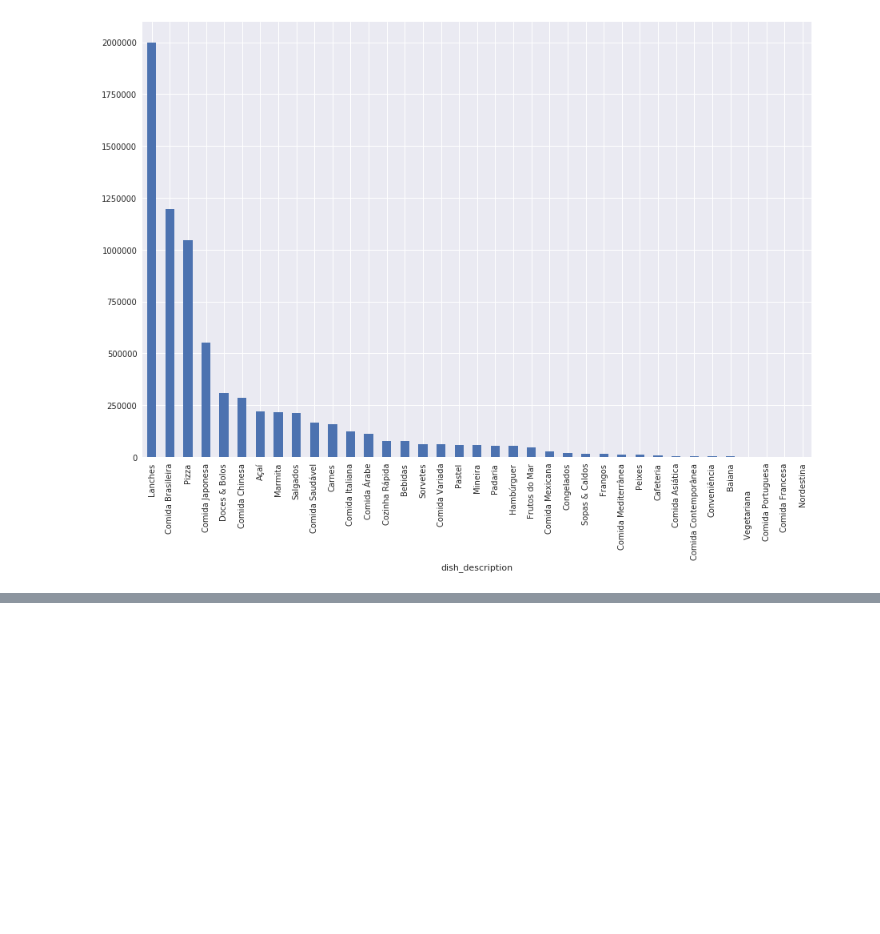
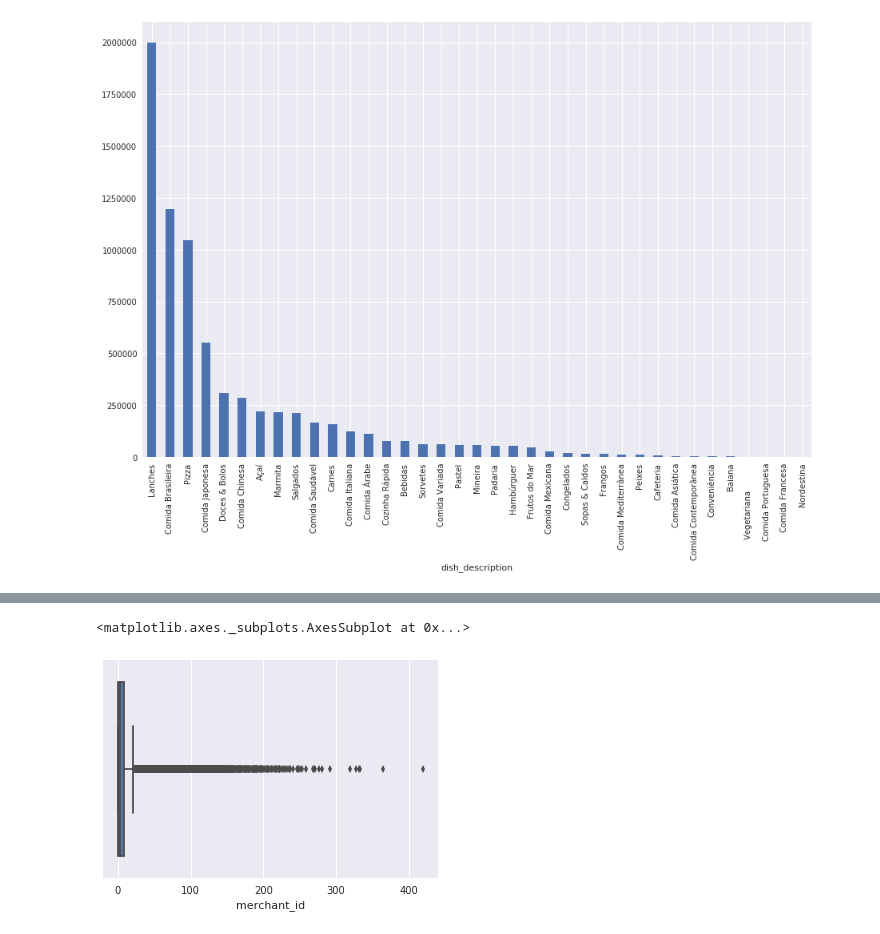
Before and after one commit to deeplearningbrasil/mars-gym, a Jupyter notebook: EDA.ipynb, the cells around one changed output, grey strips where cells are left out. Saved outputs shown, nothing was run; the diff lists cells and outputs as text; code cells hidden in the pictures; blank space fills up the shorter version.

```diff
--- a/EDA.ipynb
+++ b/EDA.ipynb
@@ -400,0 +473,5 @@ visits_per_dish.sort_values(ascending=False).plot(kind="bar", figsize=(15, 10))
+# %%
+sns.boxplot(distinct_visits_per_account)
+# %% [output]
+<matplotlib.axes._subplots.AxesSubplot at 0x...>
+[figure, added]
```
Also changed, not shown: parts of 49 cells of this notebook.
